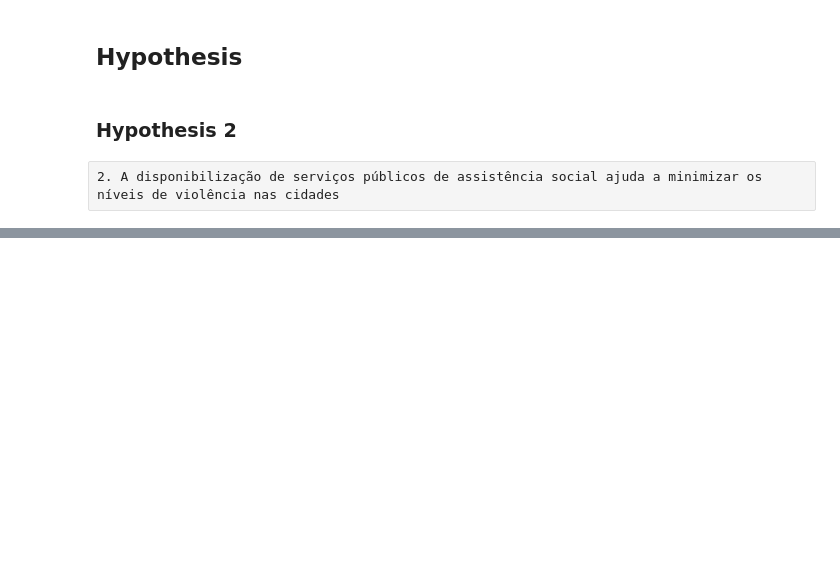
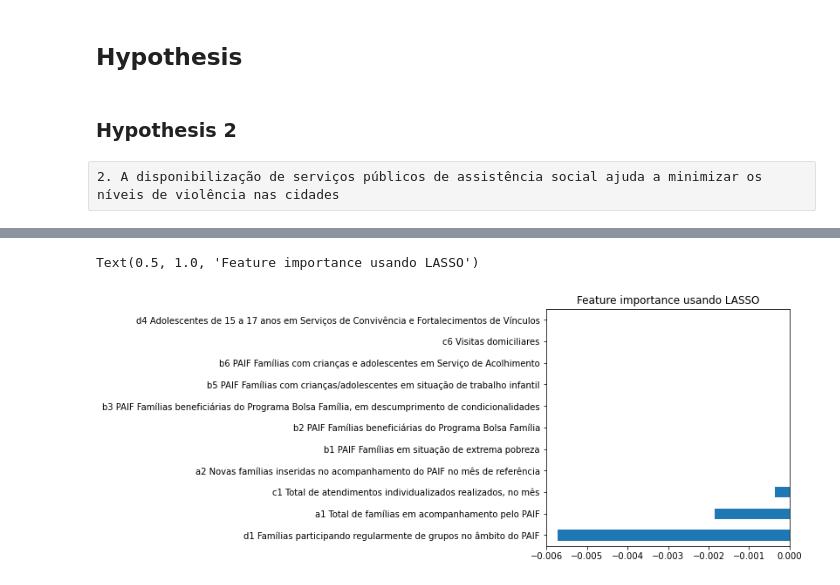
Before and after one commit to dunfrey/BCG-GAMMA-Challenge-2021, a Jupyter notebook: notebooks/2_data_understanding (2.1).ipynb, the cells around one changed output, grey strips where cells are left out. Drawn from its saved outputs; the diff is of its cells as text; code cells hidden in the pictures; blank space fills up the shorter version.

```diff
--- a/notebooks/2_data_understanding (2.1).ipynb
+++ b/notebooks/2_data_understanding (2.1).ipynb
@@ -658,0 +383,3 @@ B.6. Famílias com crianças e adolescentes em Serviço de Acolhimento
+# %%
+X = registry_cras_rma_states_grouped.iloc[:,:-1]
+y = registry_cras_rma_states_grouped.iloc[:,-1:]
@@ -658,0 +399,9 @@ B.6. Famílias com crianças e adolescentes em Serviço de Acolhimento
+# %%
+imp_coef = coef.sort_values()
+import matplotlib
+matplotlib.rcParams['figure.figsize'] = (5, 5)
+imp_coef.plot(kind = "barh")
+plt.title("Feature importance usando LASSO")
+# %% [output]
+Text(0.5, 1.0, 'Feature importance usando LASSO')
+[figure, added]
```
Also changed, not shown: parts of 130 cells of this notebook, 1 other file.
